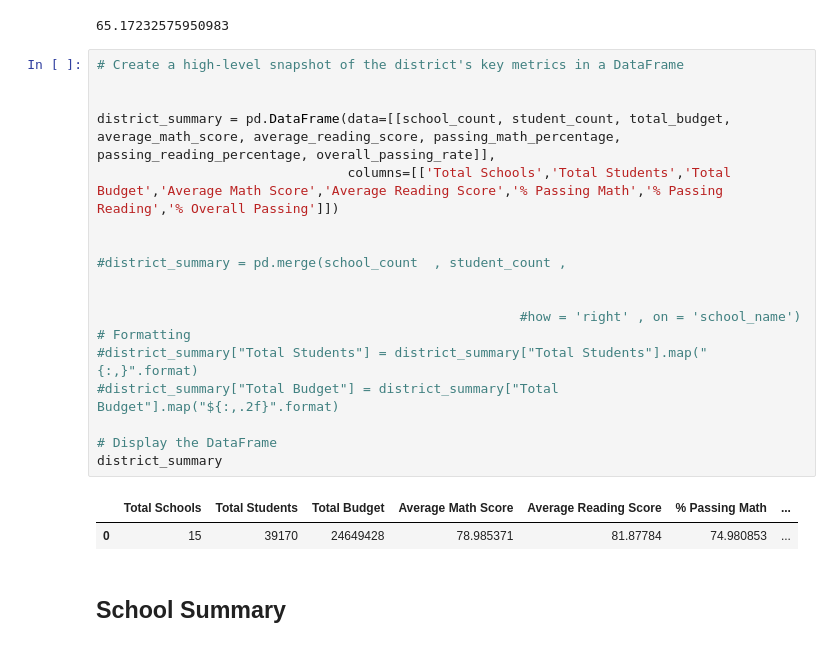
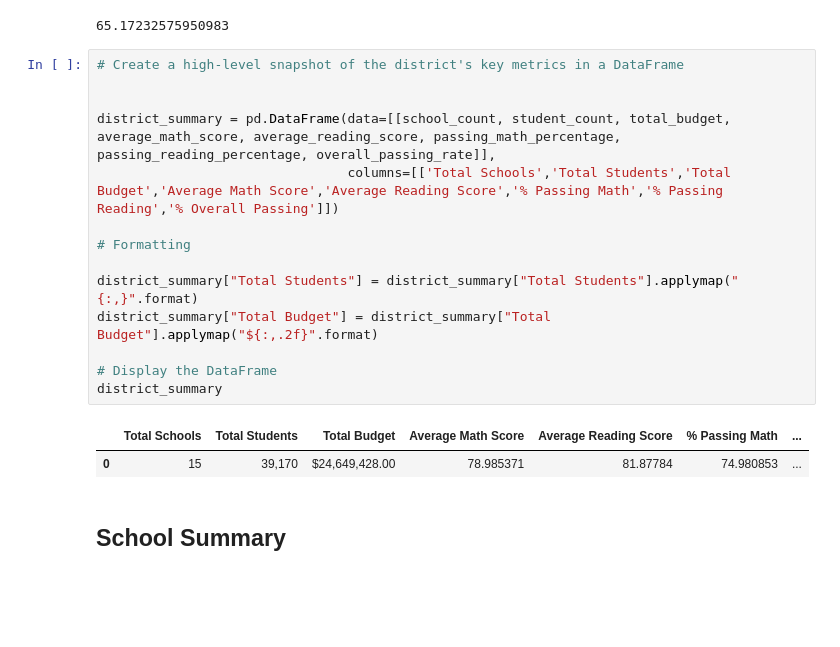
Before and after one commit to AleMori22/Pandas-Challenge, a Jupyter notebook: PyCitySchools/PyCitySchools.ipynb, the cells around one changed output. Saved outputs shown, nothing was run; the diff lists cells and outputs as text; blank space fills up the shorter version.

```diff
--- a/PyCitySchools/PyCitySchools.ipynb
+++ b/PyCitySchools/PyCitySchools.ipynb
@@ -102,24 +102,20 @@ overall_passing_rate
 # %%
 # Create a high-level snapshot of the district's key metrics in a DataFrame
 
 
 district_summary = pd.DataFrame(data=[[school_count, student_count, total_budget, average_math_score, average_reading_score, passing_math_percentage, passing_reading_percentage, overall_passing_rate]],
                                 columns=[['Total Schools','Total Students','Total Budget','Average Math Score','Average Reading Score','% Passing Math','% Passing Reading','% Overall Passing']])
 
+# Formatting
 
-#district_summary = pd.merge(school_count  , student_count ,
-
-
-                                                      #how = 'right' , on = 'school_name')
-# Formatting
-#district_summary["Total Students"] = district_summary["Total Students"].map("{:,}".format)
-#district_summary["Total Budget"] = district_summary["Total Budget"].map("${:,.2f}".format)
+district_summary["Total Students"] = district_summary["Total Students"].applymap("{:,}".format)
+district_summary["Total Budget"] = district_summary["Total Budget"].applymap("${:,.2f}".format)
 
 # Display the DataFrame
 district_summary
 # %% [output]
 |  | Total Schools | Total Students | Total Budget | Average Math Score | Average Reading Score | % Passing Math | ... |
-| 0 | 15 | 39170 | 24649428 | 78.985371 | 81.87784 | 74.980853 | ... |
+| 0 | 15 | 39,170 | $24,649,428.00 | 78.985371 | 81.87784 | 74.980853 | ... |
 # %% [markdown]
 ## School Summary
 # %%
```
Also changed, not shown: parts of 1 cell of this notebook.
